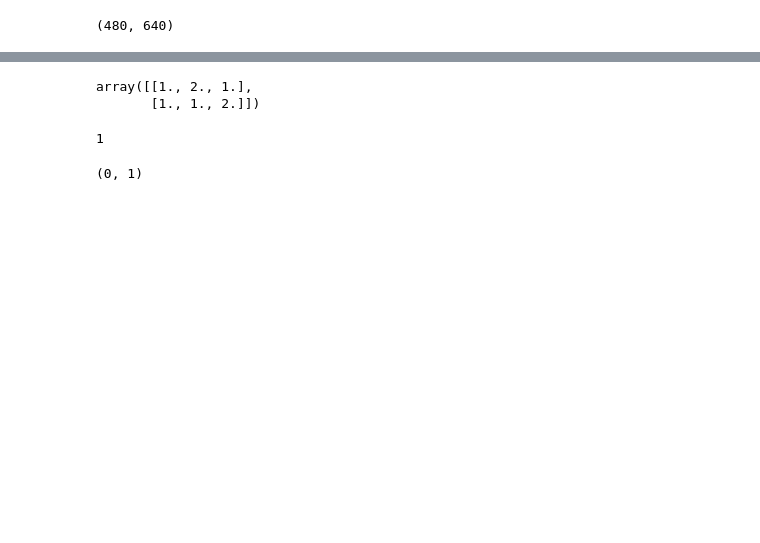
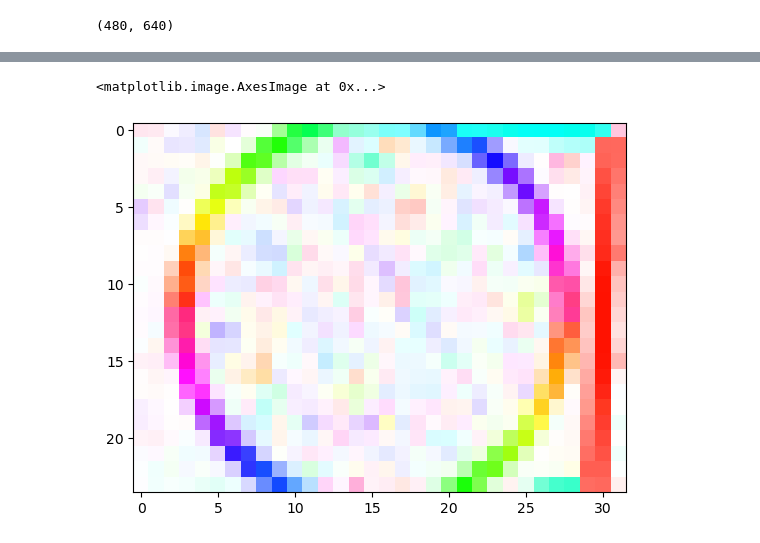
Before and after one commit to wernst24/bobdiffusion, a Jupyter notebook: downscale.ipynb, the cells around one changed output, grey strips where cells are left out. Drawn from its saved outputs; the diff is of its cells as text; code cells hidden in the pictures; blank space fills up the shorter version.

```diff
--- a/downscale.ipynb
+++ b/downscale.ipynb
@@ -61,12 +60,0 @@ plt.imshow(ang_small)
-# %%
-arr = np.ones((2, 3))
-arr[1, 2] += 1
-arr[0, 1] += 1
-arr
-# %% [output]
-array([[1., 2., 1.],
-       [1., 1., 2.]])
-# %%
-np.argmax(arr)
-# %% [output]
-1
@@ -75,4 +61,5 @@ x, y = np.unravel_index(np.argmax(arr), arr.shape)
-# %%
-x, y
-# %% [output]
-(0, 1)
+# %%
+plt.imshow(orient_hsv(np.zeros_like(coh_small), coh_small, ang_small, mode="angle"))
+# %% [output]
+<matplotlib.image.AxesImage at 0x...>
+[figure, added]
```
Also changed, not shown: parts of 8 cells of this notebook.
